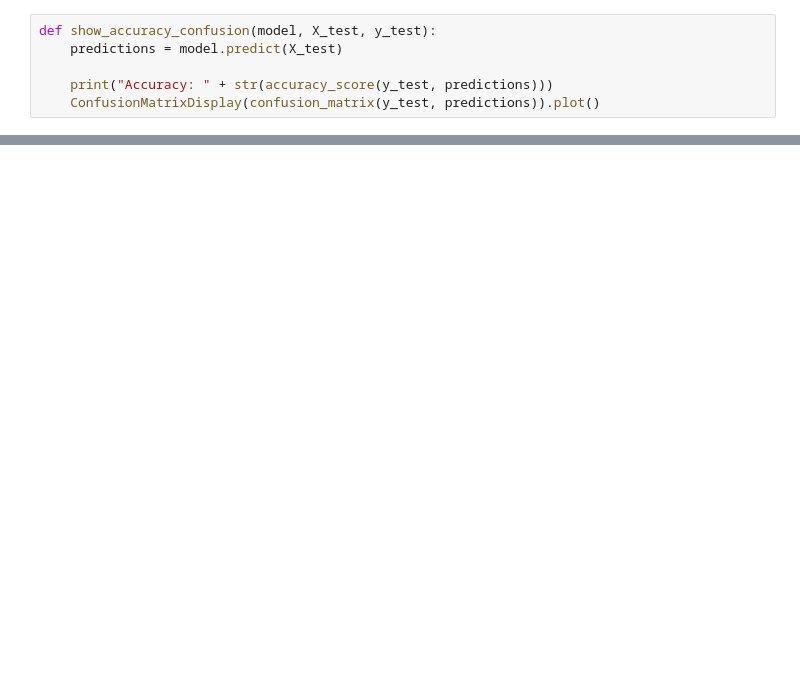
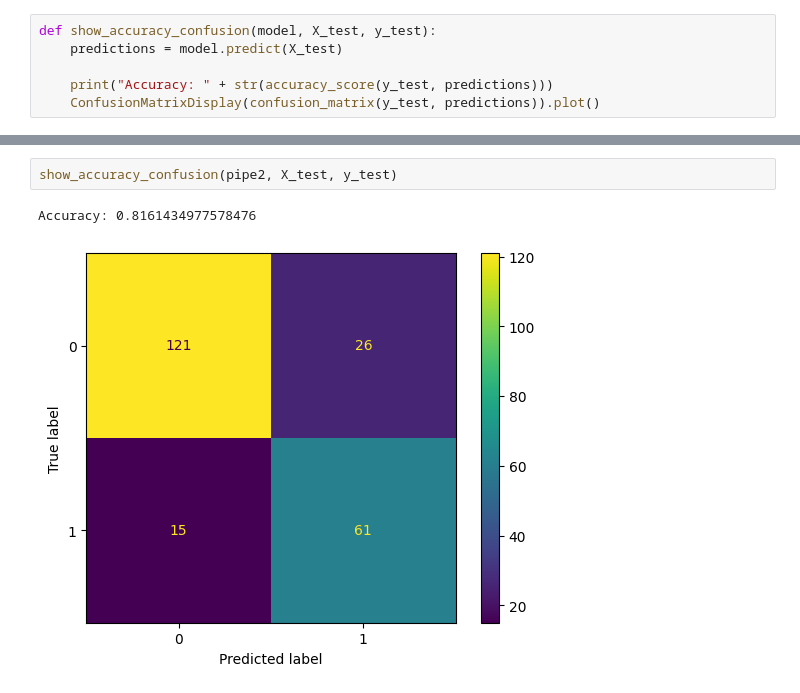
Before and after one commit to kasvoy/KaggleLearning, a Jupyter notebook: titanic/titanic.ipynb, the cells around one changed output, grey strips where cells are left out. Cells and saved outputs as stored; diff of their text form; blank space fills up the shorter version.

```diff
--- a/titanic/titanic.ipynb
+++ b/titanic/titanic.ipynb
@@ -163,0 +176,5 @@ Accuracy: 0.7761194029850746
+# %%
+show_accuracy_confusion(pipe2, X_test, y_test)
+# %% [output]
+Accuracy: 0.8161434977578476
+[figure, added]
```
Also changed, not shown: parts of 23 cells of this notebook.
